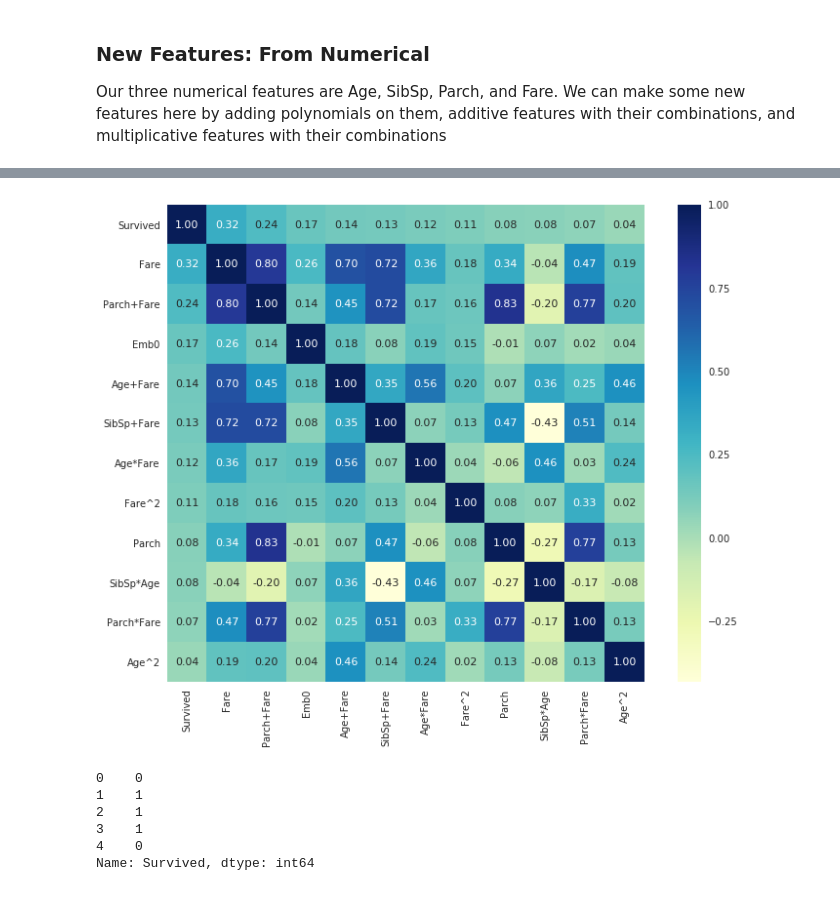
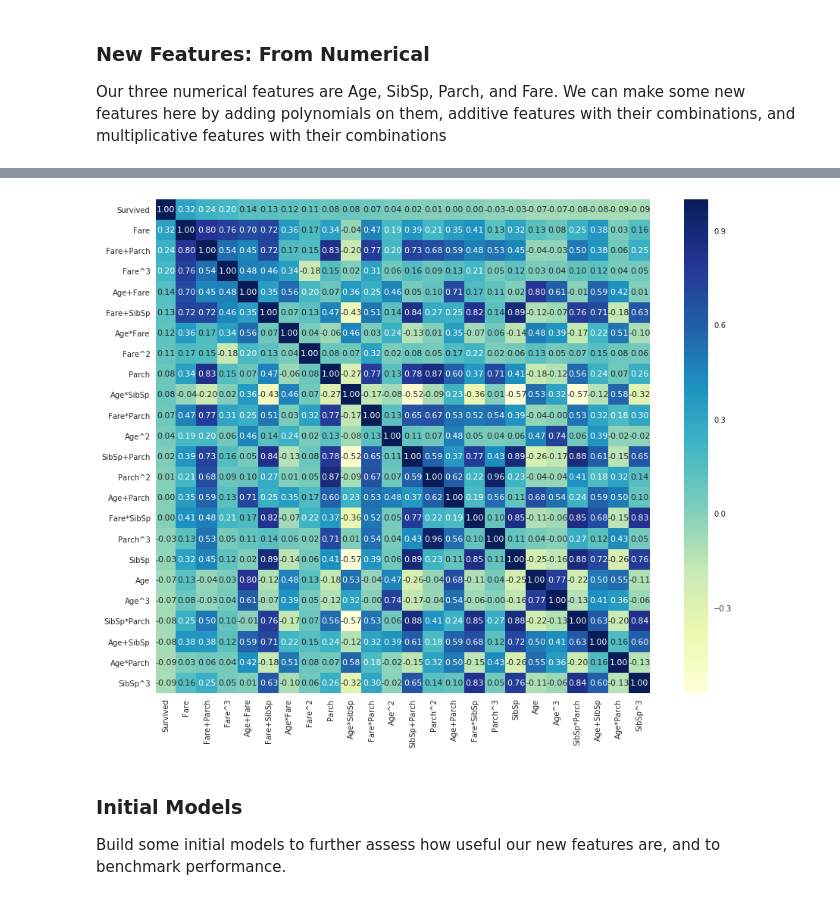
Before and after one commit to ethan-mgallagher/TitanicSurvivalPrediction, a Jupyter notebook: TitanicSurvival.ipynb, the cells around one changed output, grey strips where cells are left out. Saved outputs shown, nothing was run; the diff lists cells and outputs as text; code cells hidden in the pictures.

```diff
--- a/TitanicSurvival.ipynb
+++ b/TitanicSurvival.ipynb
@@ -448,0 +370,8 @@ titanic_train.head(10)
+# %%
+#split numeric and categorical features
+#categorical, get dummy variables
+titanic_cat = titanic_train[['Pclass', 'Sex', 'Embarked', 'TickPrefix', 'TickNum']]
+titanic_cat = pd.get_dummies( titanic_cat )
+#numeric
+titanic_num = titanic_train[['Age', 'Fare', 'Parch', 'SibSp']]
+titanic_cat.head(10)
@@ -462,29 +421,3 @@ plt.show()
 
 Our three numerical features are Age, SibSp, Parch, and Fare. We can make some new features here by adding polynomials
 on them, additive features with their combinations, and multiplicative features with their combinations
-# %%
-rb = RobustScaler()
-#scaling
-titanic_train['Age'] = rb.fit_transform( titanic_train['Age'].as_matrix().reshape(-1,1) )
-titanic_train['Fare'] = rb.fit_transform( titanic_train['Fare'].as_matrix().reshape(-1,1))
-titanic_train['SibSp'] = rb.fit_transform( titanic_train['SibSp'].as_matrix().reshape(-1,1) )
-titanic_train['Parch'] = rb.fit_transform( titanic_train['Parch'].as_matrix().reshape(-1,1))
-#polynomials
-titanic_train['Age^2'] = titanic_train['Age']**2
-titanic_train['Fare^2'] = titanic_train['Fare']**2
-titanic_train['SibSp^2'] = titanic_train['SibSp']**2
-titanic_train['Parch^2'] = titanic_train['Parch']**2
-#additive
-titanic_train['SibSp+Parch'] = titanic_train['SibSp'] + titanic_train['Parch']
-titanic_train['SibSp+Fare'] = titanic_train['SibSp'] + titanic_train['Fare']
-titanic_train['SibSp+Age'] = titanic_train['SibSp'] + titanic_train['Age']
-titanic_train['Parch+Age'] = titanic_train['Parch'] + titanic_train['Age']
-titanic_train['Parch+Fare'] = titanic_train['Parch'] + titanic_train['Fare']
-titanic_train['Age+Fare'] = titanic_train['Age'] + titanic_train['Fare']
-#multiplicative
-titanic_train['SibSp*Parch'] = titanic_train['SibSp'] * titanic_train['Parch']
-titanic_train['SibSp*Fare'] = titanic_train['SibSp'] * titanic_train['Fare']
-titanic_train['SibSp*Age'] = titanic_train['SibSp'] * titanic_train['Age']
-titanic_train['Parch*Age'] = titanic_train['Parch'] * titanic_train['Age']
-titanic_train['Parch*Fare'] = titanic_train['Parch'] * titanic_train['Fare']
-titanic_train['Age*Fare'] = titanic_train['Age'] * titanic_train['Fare']
@@ -506,23 +474,16 @@ titanic_train.head(10)
 # %%
 ##build a correlation heatmap using the ~10 highest correlated predictors
-f, ax = plt.subplots(figsize=(12, 9))
-correlation_matrix = titanic_train.corr()
-cols = correlation_matrix.nlargest(12, 'Survived')['Survived'].index
-cm = np.corrcoef(titanic_train[cols].values.T)
+titanic_num['Survived'] = titanic_train['Survived']
+f, ax = plt.subplots(figsize=(16, 12))
+correlation_matrix = titanic_num.corr()
+cols = correlation_matrix.nlargest(24, 'Survived')['Survived'].index
+cm = np.corrcoef(titanic_num[cols].values.T)
 sns.set(font_scale=1.0)
 hm = sns.heatmap(cm, cbar=True, cmap="YlGnBu", annot=True, square=True, fmt='.2f', annot_kws={'size': 11}, yticklabels=cols.values, xticklabels=cols.values)
 plt.show()
 # %% [output]
-[figure, old version]
+[figure, new version]
-# %%
-y = titanic_train['Survived']
-titanic_train = titanic_train.drop(['Survived'], axis=1)
-X = titanic_train
-y.head(5)
-# %% [output]
-0    0
-1    1
-2    1
-3    1
-4    0
-Name: Survived, dtype: int64
+# %% [markdown]
+### Initial Models
+
+Build some initial models to further assess how useful our new features are, and to benchmark performance.
```
Also changed, not shown: parts of 49 cells of this notebook.
